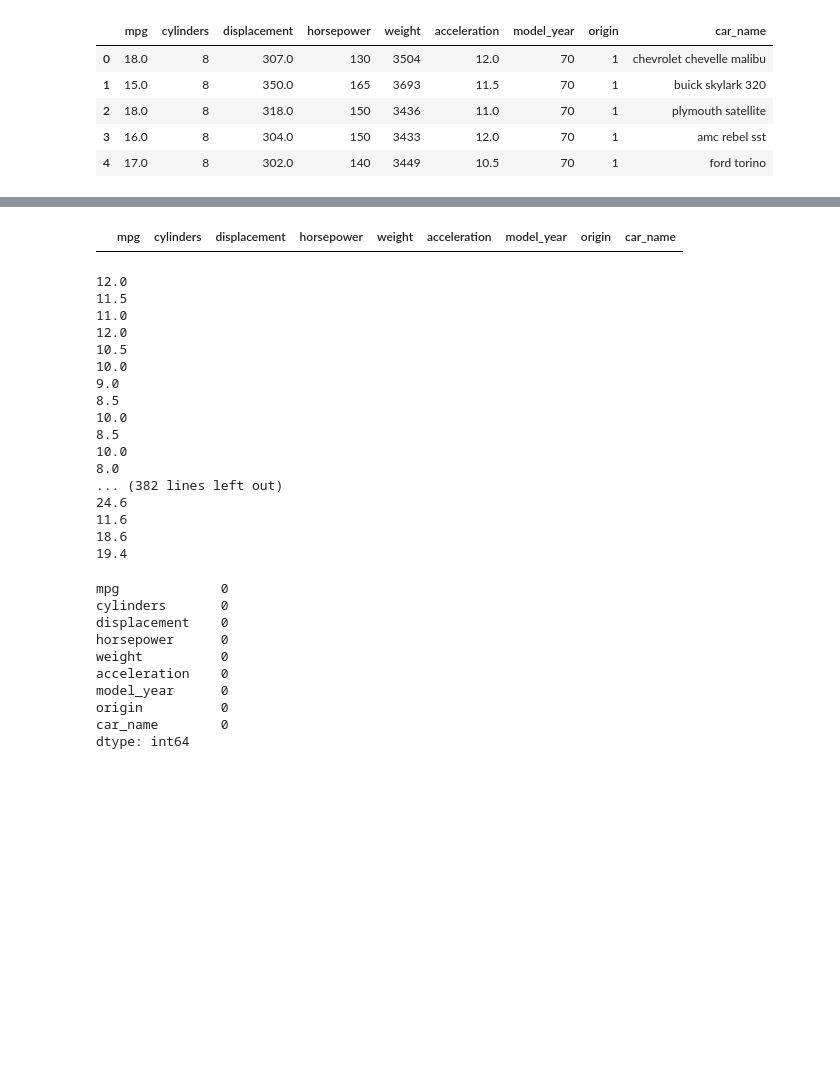
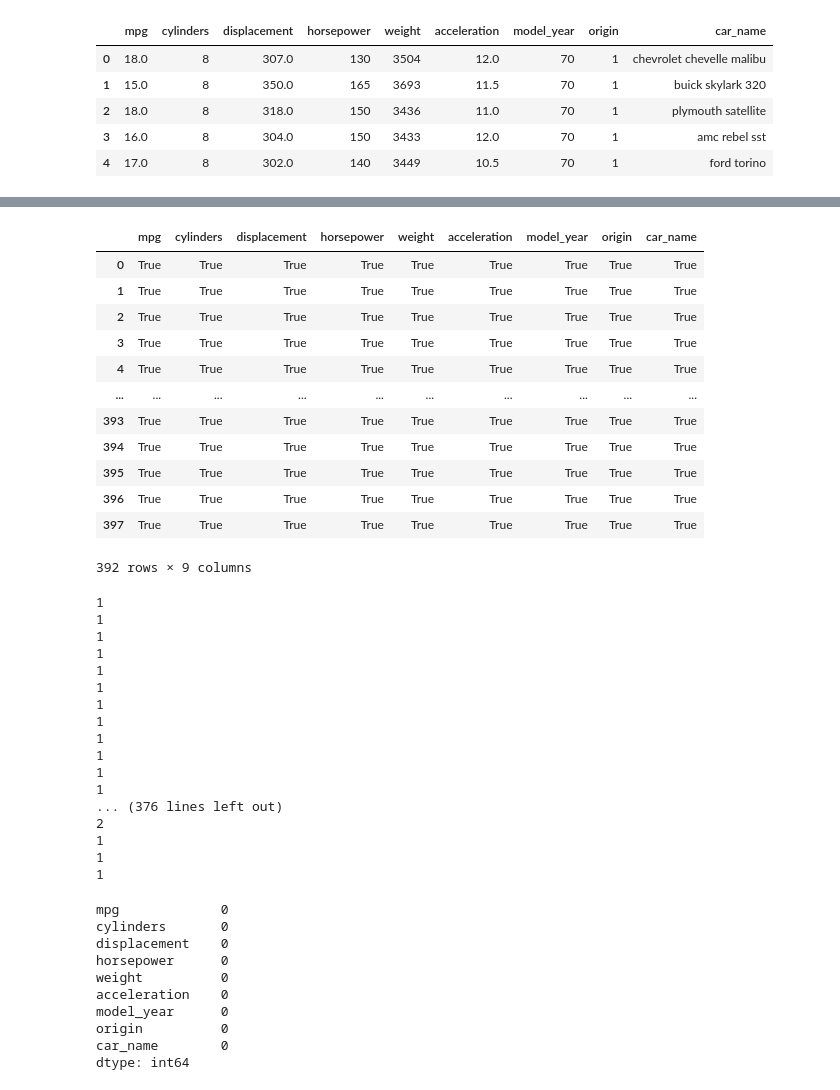
Before and after one commit to ayichimboy/apollo-v1-ML, a Jupyter notebook: src_deepL/deep_learning_regression_tensorflow.ipynb, the cells around one changed output, grey strips where cells are left out. Saved outputs shown, nothing was run; the diff lists cells and outputs as text; code cells hidden in the pictures; blank space fills up the shorter version.

```diff
--- a/src_deepL/deep_learning_regression_tensorflow.ipynb
+++ b/src_deepL/deep_learning_regression_tensorflow.ipynb
@@ -33,3 +33,5 @@ memory usage: 28.1+ KB
 # %%
 data.columns = data.columns.str.strip().str.lower()
 data.columns = data.columns.str.replace(" ", "_")
+# %%
+data = data.replace("?", np.nan).dropna()
@@ -84,27 +90,41 @@ dtype('float64')
 # %%
-data[~data.apply(np.isreal).all(1)]
+data.apply(np.isreal)
 # %% [output]
 |  | mpg | cylinders | displacement | horsepower | weight | acceleration | model_year | origin | car_name |
+| 0 | True | True | True | True | True | True | True | True | True |
+| 1 | True | True | True | True | True | True | True | True | True |
+| 2 | True | True | True | True | True | True | True | True | True |
+| 3 | True | True | True | True | True | True | True | True | True |
+| 4 | True | True | True | True | True | True | True | True | True |
+| ... | ... | ... | ... | ... | ... | ... | ... | ... | ... |
+| 393 | True | True | True | True | True | True | True | True | True |
+| 394 | True | True | True | True | True | True | True | True | True |
+| 395 | True | True | True | True | True | True | True | True | True |
+| 396 | True | True | True | True | True | True | True | True | True |
+| 397 | True | True | True | True | True | True | True | True | True |
+392 rows × 9 columns
 # %%
-for (index,row) in data["acceleration"].items():
-    # print(type(row))
-    if type(row) != "float64":
+for (index,row) in data["origin"].items():
+    if type(row):
         print(row)
+    # print(if type(row))
+    # if type(row) != "float64":
+    #     print(row)
 # %% [output]
-12.0
-11.5
-11.0
-12.0
-10.5
-10.0
-9.0
-8.5
-10.0
-8.5
-10.0
-8.0
-... (382 lines left out)
-24.6
-11.6
-18.6
-19.4
+1
+1
+1
+1
+1
+1
+1
+1
+1
+1
+1
+1
+... (376 lines left out)
+2
+1
+1
+1
```
Also changed, not shown: parts of 72 cells of this notebook, 6 other files.
